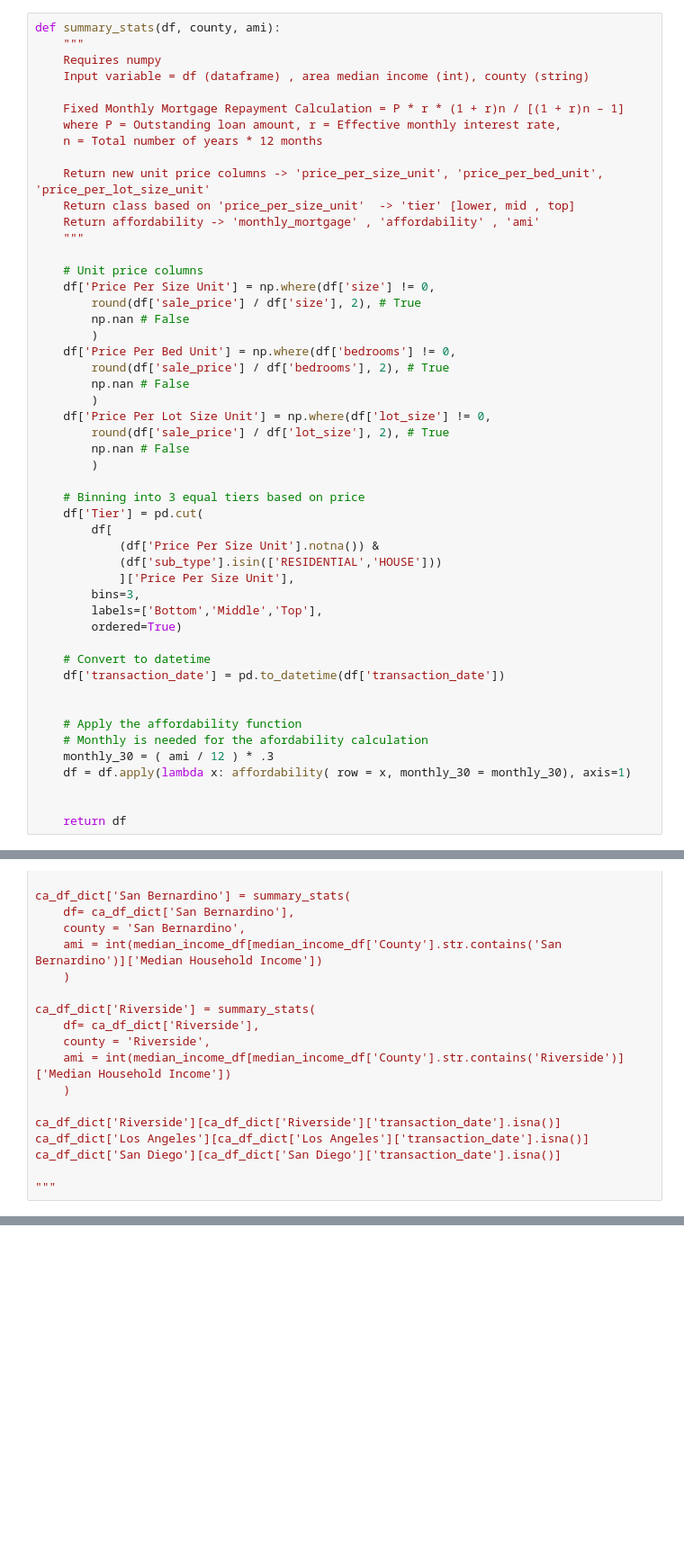
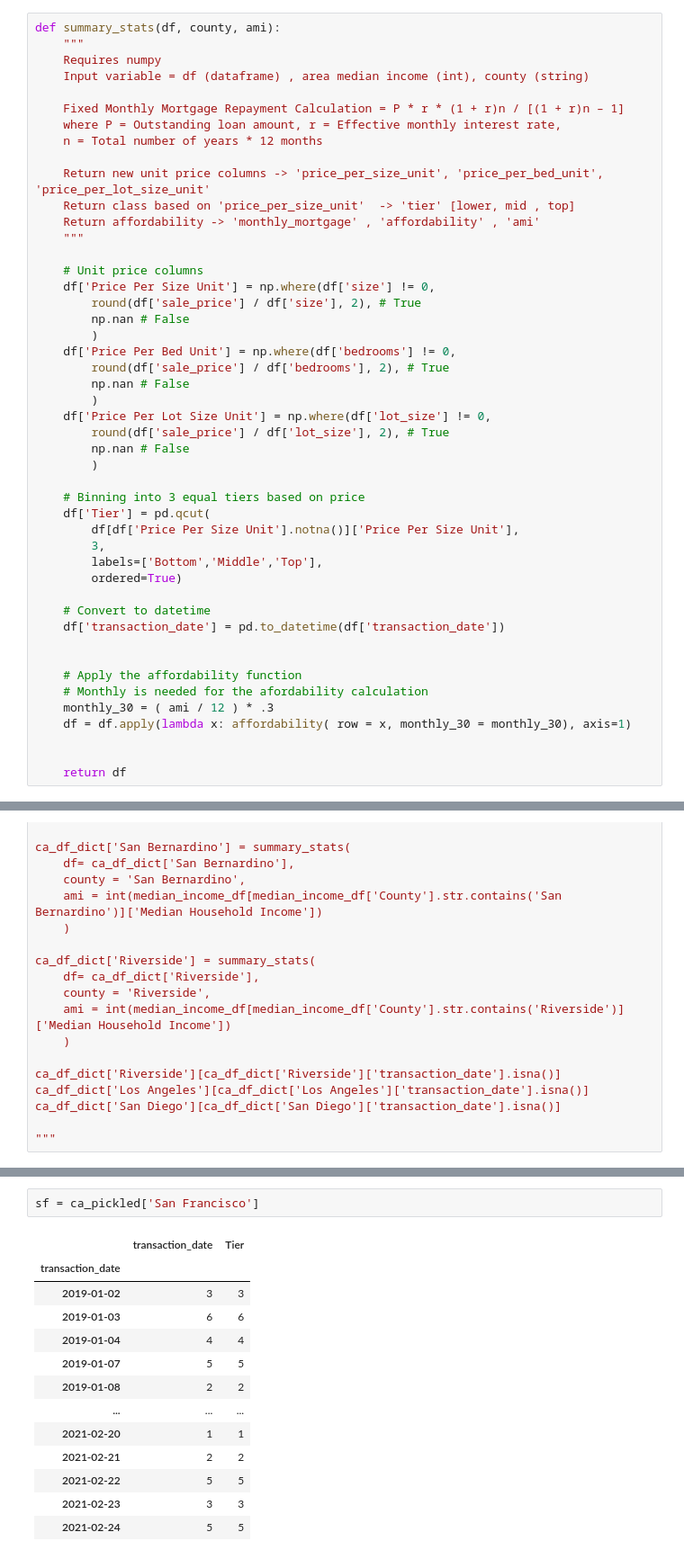
Before and after one commit to adityahpatel/SIADS691-Covid-Real-Estate, a Jupyter notebook: EDA_4_report.ipynb, the cells around one changed output, grey strips where cells are left out. Shown: that part at 90% size. Drawn from its saved outputs; the diff is of its cells as text; blank space fills up the shorter version.

```diff
--- a/EDA_4_report.ipynb
+++ b/EDA_4_report.ipynb
@@ -368,12 +288,9 @@ def summary_stats(df, county, ami):
         )
 
     # Binning into 3 equal tiers based on price
-    df['Tier'] = pd.cut(
-        df[
-            (df['Price Per Size Unit'].notna()) &
-            (df['sub_type'].isin(['RESIDENTIAL','HOUSE']))
-            ]['Price Per Size Unit'],
-        bins=3,
+    df['Tier'] = pd.qcut(
+        df[df['Price Per Size Unit'].notna()]['Price Per Size Unit'],
+        3,
         labels=['Bottom','Middle','Top'],
         ordered=True)
 
@@ -487,0 +560,16 @@ ca_df_dict['San Diego'][ca_df_dict['San Diego']['transaction_date'].isna()]
+# %%
+sf = ca_pickled['San Francisco']
+# %% [output]
+|  | transaction_date | Tier |
+| transaction_date |  |  |
+| 2019-01-02 | 3 | 3 |
+| 2019-01-03 | 6 | 6 |
+| 2019-01-04 | 4 | 4 |
+| 2019-01-07 | 5 | 5 |
+| 2019-01-08 | 2 | 2 |
+| ... | ... | ... |
+| 2021-02-20 | 1 | 1 |
+| 2021-02-21 | 2 | 2 |
+| 2021-02-22 | 5 | 5 |
+| 2021-02-23 | 3 | 3 |
+| 2021-02-24 | 5 | 5 |
```
Also changed, not shown: parts of 36 cells of this notebook.
